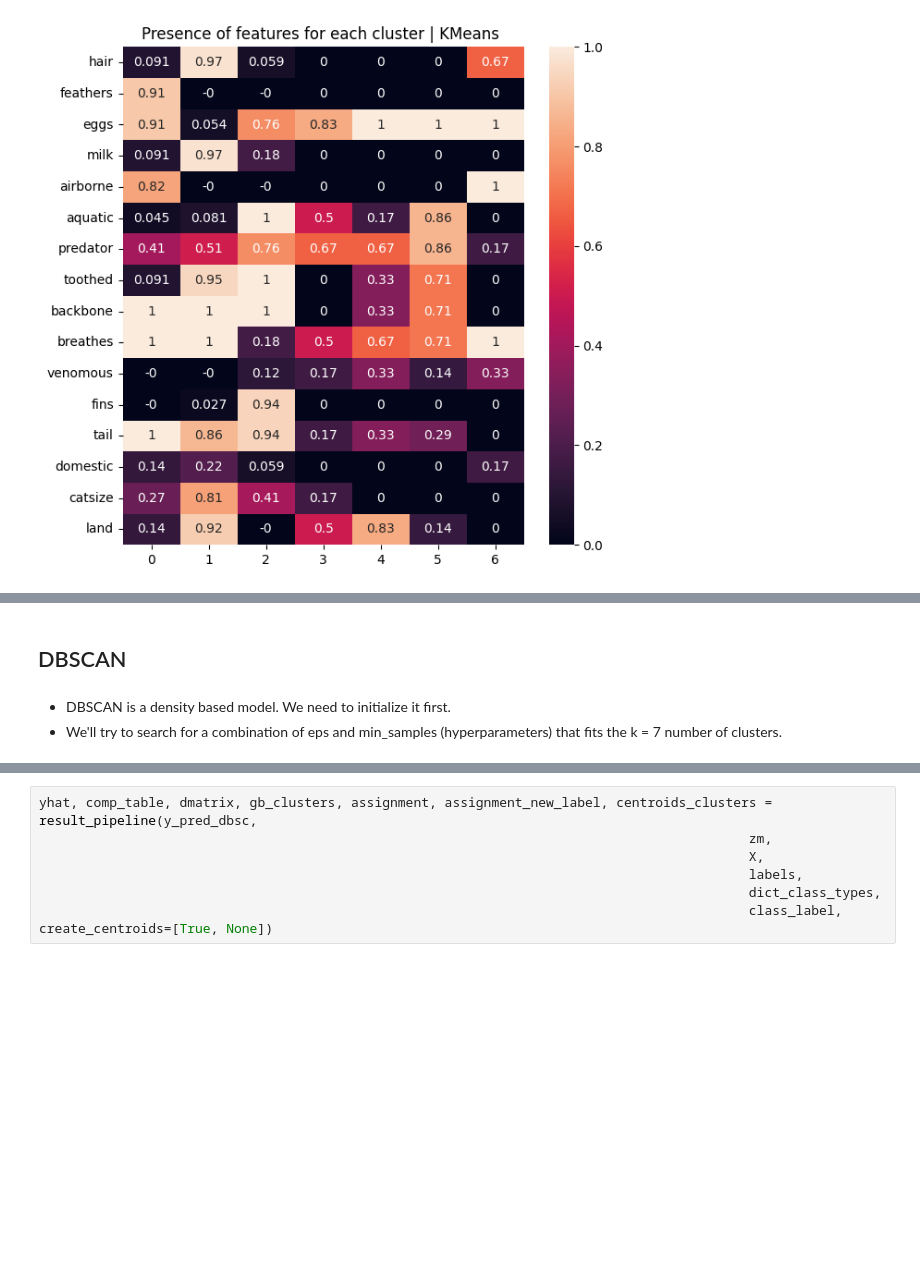
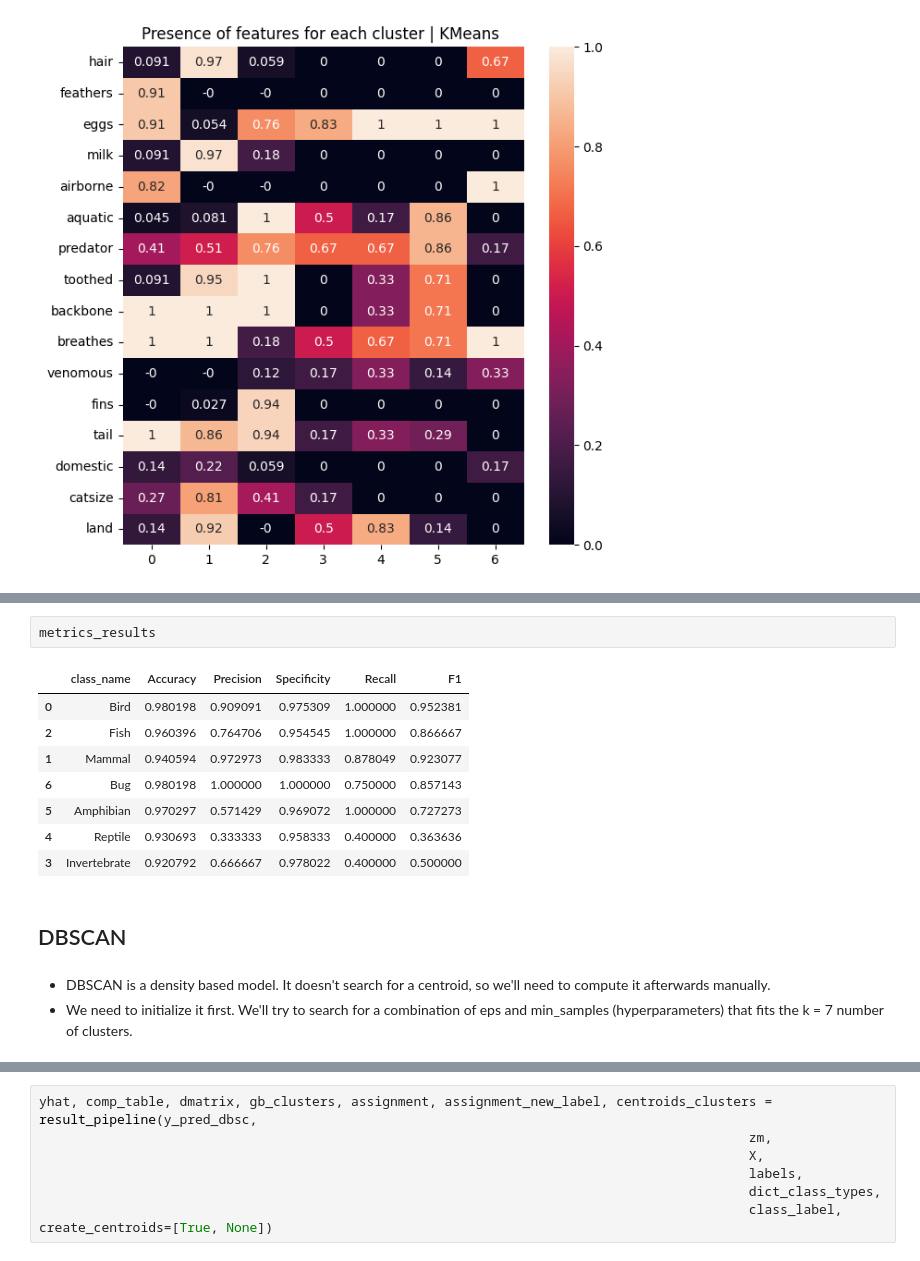
Before and after one commit to ffaundezcab/animal_classification, a Jupyter notebook: notebooks/model.ipynb, the cells around one changed output, grey strips where cells are left out. Saved outputs shown, nothing was run; the diff lists cells and outputs as text; blank space fills up the shorter version.

```diff
--- a/notebooks/model.ipynb
+++ b/notebooks/model.ipynb
@@ -400,6 +404,17 @@ cc.to_pickle("../data/description_clusters/kmeans_descr.pkl")
+# %%
+metrics_results
+# %% [output]
+|  | class_name | Accuracy | Precision | Specificity | Recall | F1 |
+| 0 | Bird | 0.980198 | 0.909091 | 0.975309 | 1.000000 | 0.952381 |
+| 2 | Fish | 0.960396 | 0.764706 | 0.954545 | 1.000000 | 0.866667 |
+| 1 | Mammal | 0.940594 | 0.972973 | 0.983333 | 0.878049 | 0.923077 |
+| 6 | Bug | 0.980198 | 1.000000 | 1.000000 | 0.750000 | 0.857143 |
+| 5 | Amphibian | 0.970297 | 0.571429 | 0.969072 | 1.000000 | 0.727273 |
+| 4 | Reptile | 0.930693 | 0.333333 | 0.958333 | 0.400000 | 0.363636 |
+| 3 | Invertebrate | 0.920792 | 0.666667 | 0.978022 | 0.400000 | 0.500000 |
 # %% [markdown]
 ## DBSCAN
 # %% [markdown]
-- DBSCAN is a density based model. We need to initialize it first.
-- We'll try to search for a combination of eps and min_samples (hyperparameters) that fits the k = 7 number of clusters.
+- DBSCAN is a density based model. It doesn't search for a centroid, so we'll need to compute it afterwards manually.
+- We need to initialize it first. We'll try to search for a combination of eps and min_samples (hyperparameters) that fits the k = 7 number of clusters.
 # %%
```
Also changed, not shown: parts of 46 cells of this notebook.
